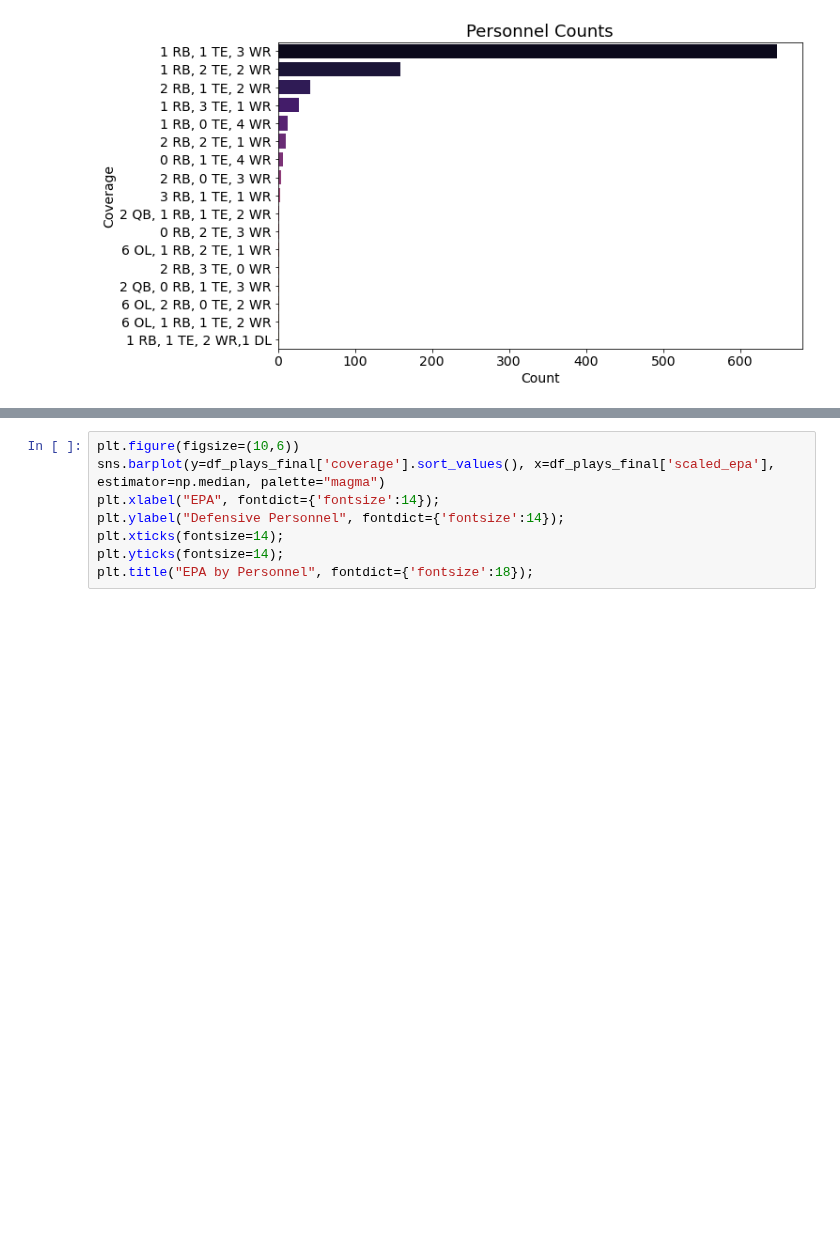
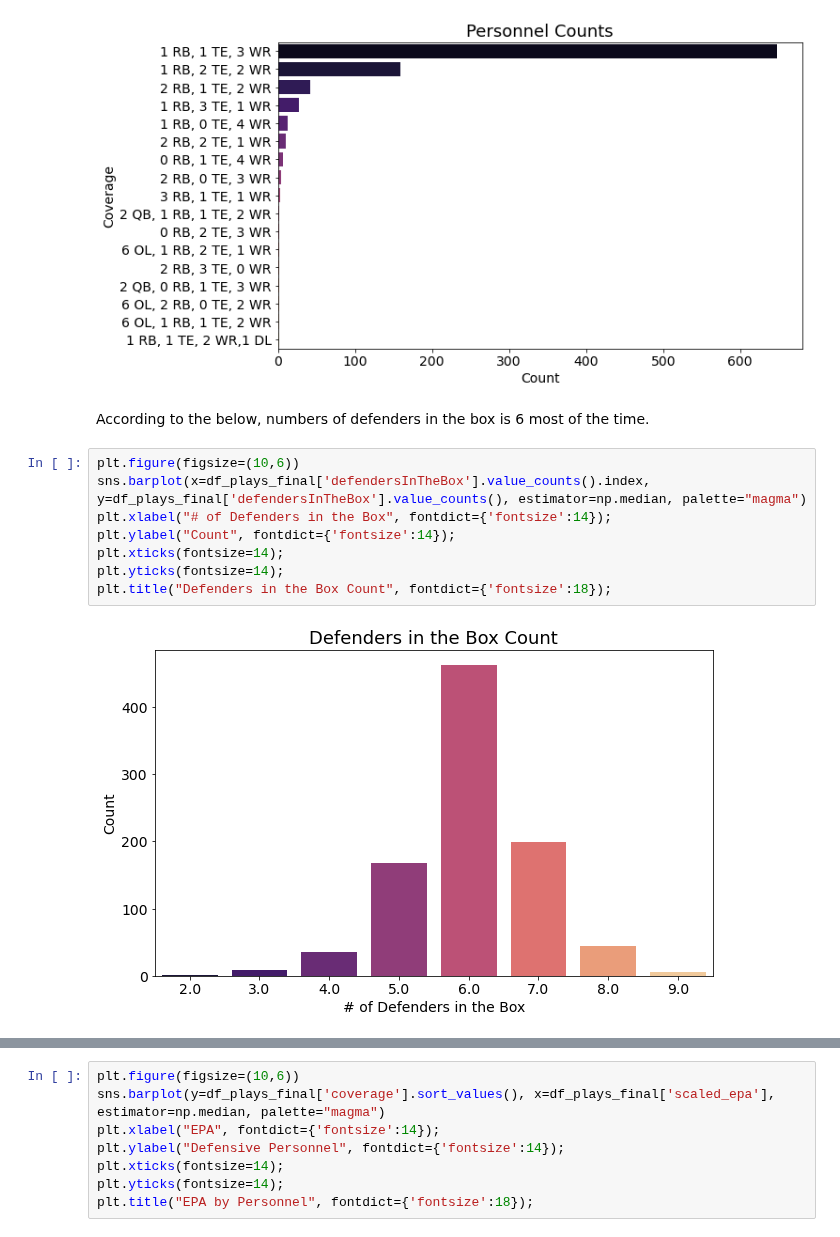
Before and after one commit to dsmoove/pigskinplaycaller, a Jupyter notebook: code.ipynb, the cells around one changed output, grey strips where cells are left out. Drawn from its saved outputs; the diff is of its cells as text; blank space fills up the shorter version.

Commit message:
notebook changes and charts

```diff
--- a/code.ipynb
+++ b/code.ipynb
@@ -340,3 +352,15 @@ plt.yticks(fontsize=14);
 plt.title("Personnel Counts", fontdict={'fontsize':18});
 # %% [output]
 [figure]
+# %% [markdown]
+According to the below, numbers of defenders in the box is 6 most of the time.
+# %%
+plt.figure(figsize=(10,6))
+sns.barplot(x=df_plays_final['defendersInTheBox'].value_counts().index, y=df_plays_final['defendersInTheBox'].value_counts(), estimator=np.median, palette="magma")
+plt.xlabel("# of Defenders in the Box", fontdict={'fontsize':14});
+plt.ylabel("Count", fontdict={'fontsize':14});
+plt.xticks(fontsize=14);
+plt.yticks(fontsize=14);
+plt.title("Defenders in the Box Count", fontdict={'fontsize':18});
+# %% [output]
+[figure, added]
```
Also changed, not shown: parts of 33 cells of this notebook.
